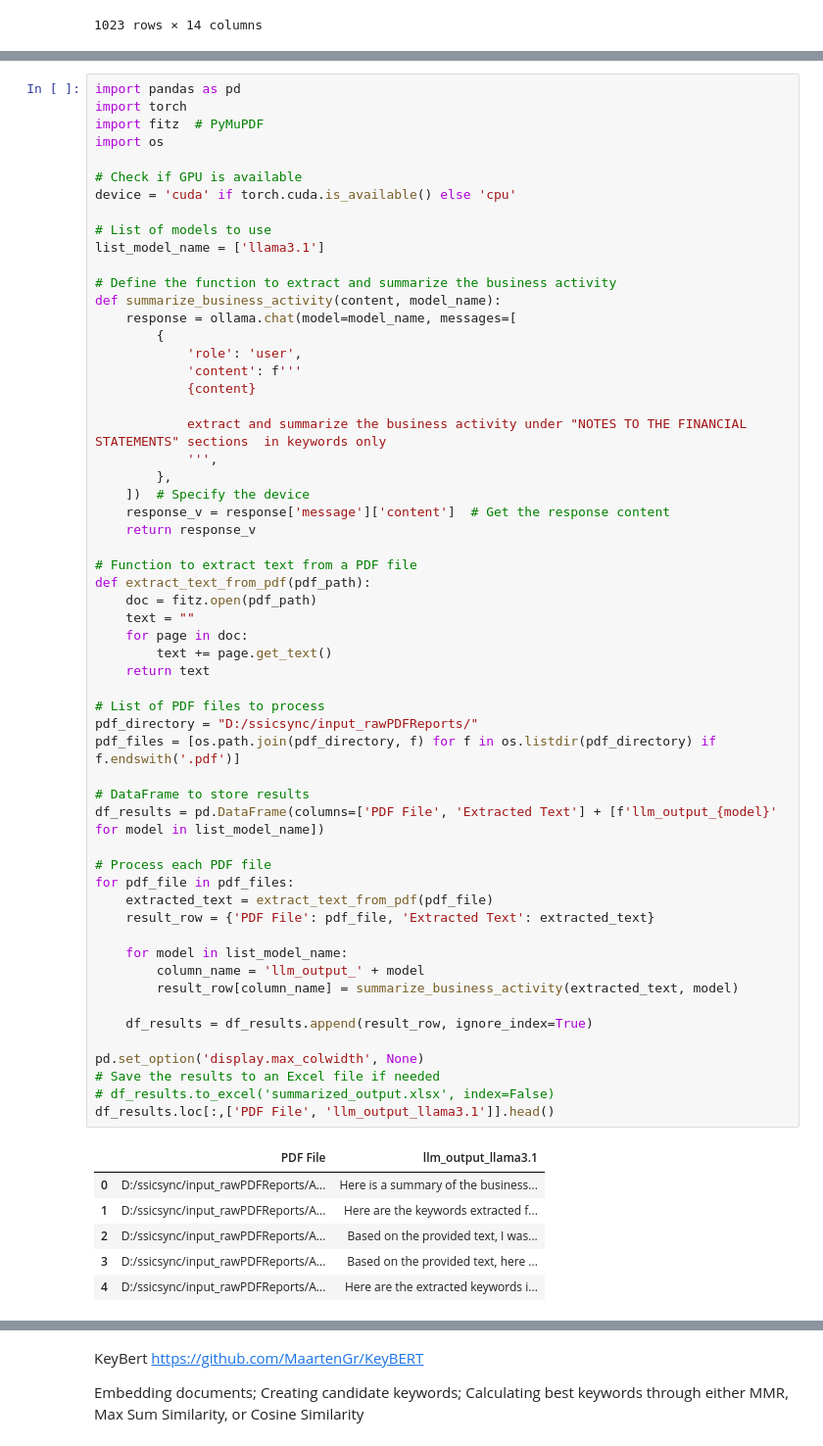
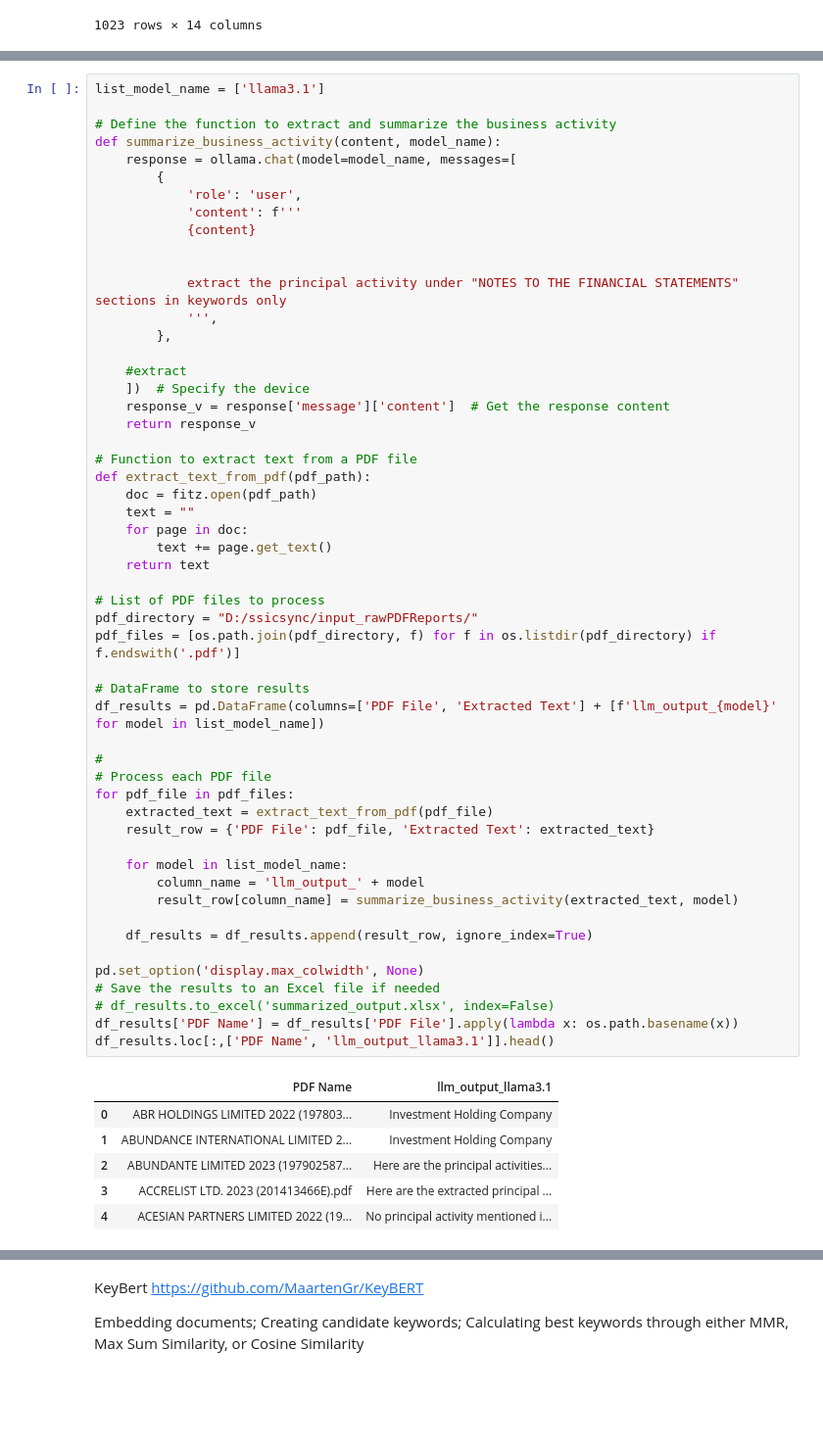
Before and after one commit to yorwel/ssicsync, a Jupyter notebook: LLM_Test/summarization.ipynb, the cells around one changed output, grey strips where cells are left out. Shown at 98% size. Saved outputs shown, nothing was run; the diff lists cells and outputs as text; blank space fills up the shorter version.

```diff
--- a/LLM_Test/summarization.ipynb
+++ b/LLM_Test/summarization.ipynb
@@ -413,13 +437,4 @@ df_for_Summary = pd.read_excel("D:\ssicsync\LLM_Test\Summarised_output_for_model
 # %%
-import pandas as pd
-import torch
-import fitz  # PyMuPDF
-import os
-
-# Check if GPU is available
-device = 'cuda' if torch.cuda.is_available() else 'cpu'
-
-# List of models to use
 list_model_name = ['llama3.1']
 
 # Define the function to extract and summarize the business activity
@@ -430,9 +445,12 @@ def summarize_business_activity(content, model_name):
             'content': f'''
             {content}
 
-            extract and summarize the business activity under "NOTES TO THE FINANCIAL STATEMENTS" sections  in keywords only
+
+            extract the principal activity under "NOTES TO THE FINANCIAL STATEMENTS" sections in keywords only
             ''',
         },
+
+    #extract
     ])  # Specify the device
     response_v = response['message']['content']  # Get the response content
     return response_v
@@ -440,37 +458,39 @@ def summarize_business_activity(content, model_name):
 # Function to extract text from a PDF file
 def extract_text_from_pdf(pdf_path):
     doc = fitz.open(pdf_path)
     text = ""
     for page in doc:
         text += page.get_text()
     return text
 
 # List of PDF files to process
 pdf_directory = "D:/ssicsync/input_rawPDFReports/"
 pdf_files = [os.path.join(pdf_directory, f) for f in os.listdir(pdf_directory) if f.endswith('.pdf')]
 
 # DataFrame to store results
 df_results = pd.DataFrame(columns=['PDF File', 'Extracted Text'] + [f'llm_output_{model}' for model in list_model_name])
 
+#
 # Process each PDF file
 for pdf_file in pdf_files:
     extracted_text = extract_text_from_pdf(pdf_file)
     result_row = {'PDF File': pdf_file, 'Extracted Text': extracted_text}
 
     for model in list_model_name:
         column_name = 'llm_output_' + model
         result_row[column_name] = summarize_business_activity(extracted_text, model)
 
     df_results = df_results.append(result_row, ignore_index=True)
 
 pd.set_option('display.max_colwidth', None)
 # Save the results to an Excel file if needed
 # df_results.to_excel('summarized_output.xlsx', index=False)
-df_results.loc[:,['PDF File', 'llm_output_llama3.1']].head()
+df_results['PDF Name'] = df_results['PDF File'].apply(lambda x: os.path.basename(x))
+df_results.loc[:,['PDF Name', 'llm_output_llama3.1']].head()
 # %% [output]
-|  | PDF File | llm_output_llama3.1 |
-| 0 | D:/ssicsync/input_rawPDFReports/A... | Here is a summary of the business... |
-| 1 | D:/ssicsync/input_rawPDFReports/A... | Here are the keywords extracted f... |
-| 2 | D:/ssicsync/input_rawPDFReports/A... | Based on the provided text, I was... |
-| 3 | D:/ssicsync/input_rawPDFReports/A... | Based on the provided text, here ... |
-| 4 | D:/ssicsync/input_rawPDFReports/A... | Here are the extracted keywords i... |
+|  | PDF Name | llm_output_llama3.1 |
+| 0 | ABR HOLDINGS LIMITED 2022 (197803... | Investment Holding Company |
+| 1 | ABUNDANCE INTERNATIONAL LIMITED 2... | Investment Holding Company |
+| 2 | ABUNDANTE LIMITED 2023 (197902587... | Here are the principal activities... |
+| 3 | ACCRELIST LTD. 2023 (201413466E).pdf | Here are the extracted principal ... |
+| 4 | ACESIAN PARTNERS LIMITED 2022 (19... | No principal activity mentioned i... |
```
Also changed, not shown: parts of 14 cells of this notebook, 1 other file.
